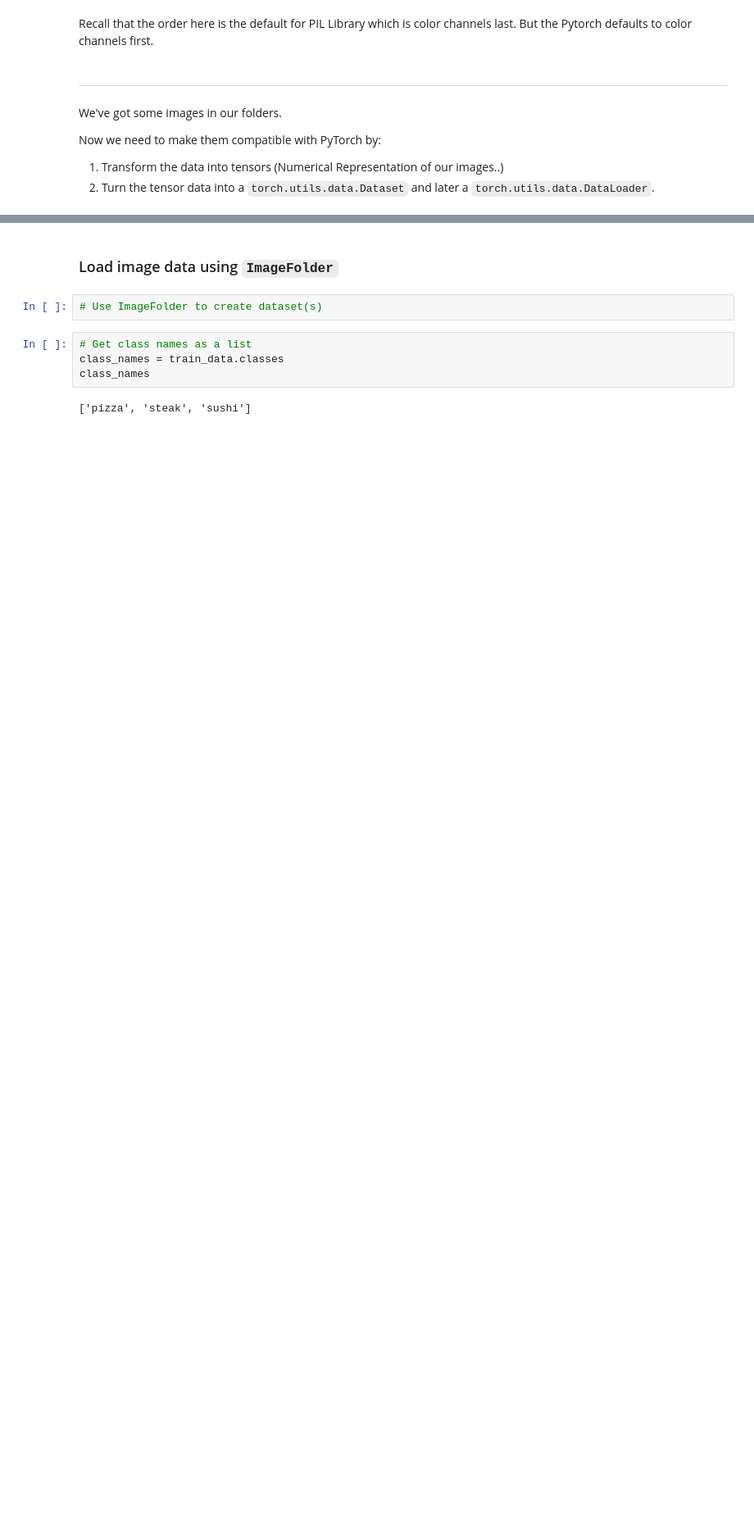
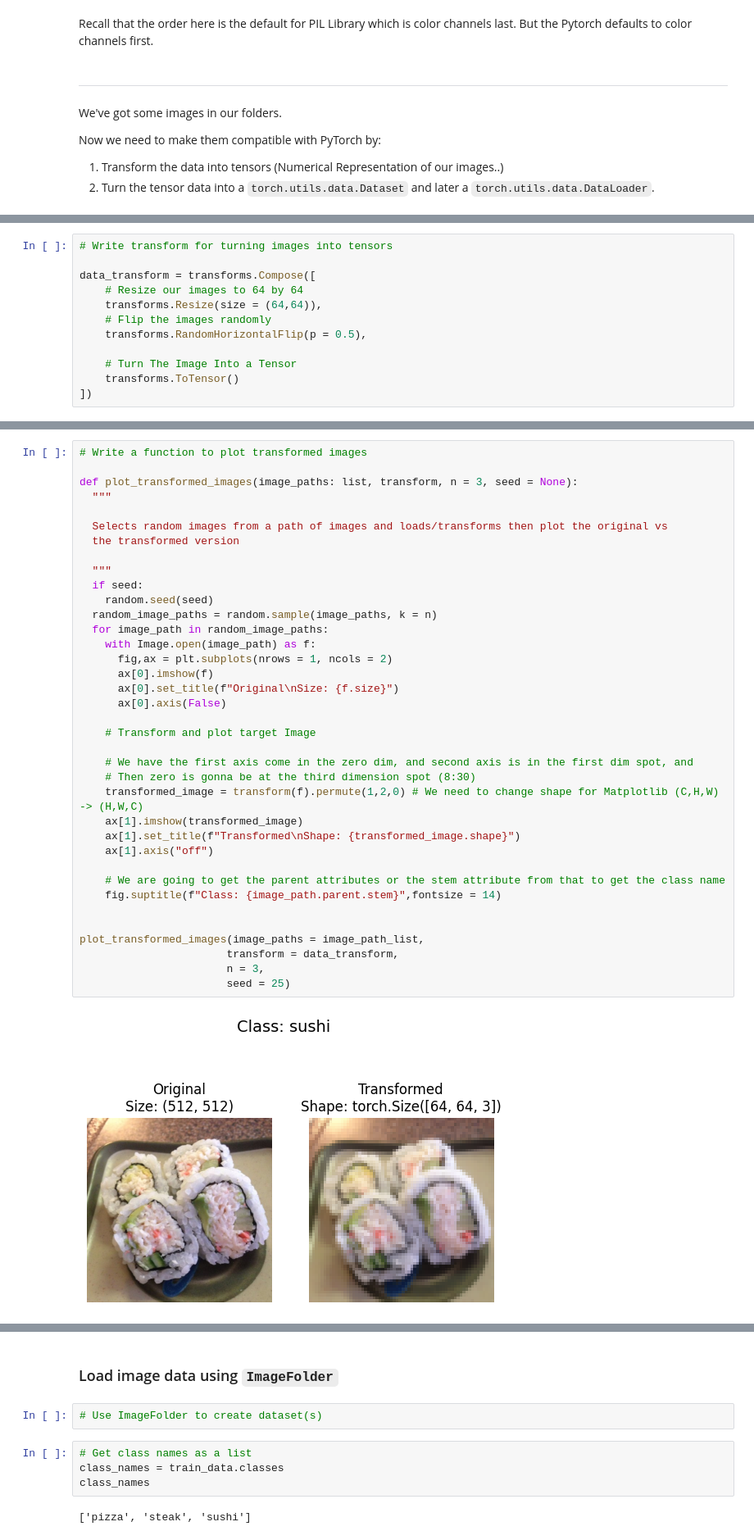
Before and after one commit to Datanerd97/PyTorch, a Jupyter notebook: extras/exercises/04_pytorch_custom_datasets_exercises.ipynb, the cells around one changed output, grey strips where cells are left out. Shown at 82% size. Drawn from its saved outputs; the diff is of its cells as text; blank space fills up the shorter version.

```diff
--- a/extras/exercises/04_pytorch_custom_datasets_exercises.ipynb
+++ b/extras/exercises/04_pytorch_custom_datasets_exercises.ipynb
@@ -219,0 +220,12 @@ Now we need to make them compatible with PyTorch by:
+# %%
+# Write transform for turning images into tensors
+
+data_transform = transforms.Compose([
+    # Resize our images to 64 by 64
+    transforms.Resize(size = (64,64)),
+    # Flip the images randomly
+    transforms.RandomHorizontalFlip(p = 0.5),
+
+    # Turn The Image Into a Tensor
+    transforms.ToTensor()
+])
@@ -219,0 +236,39 @@ Now we need to make them compatible with PyTorch by:
+# %%
+# Write a function to plot transformed images
+
+def plot_transformed_images(image_paths: list, transform, n = 3, seed = None):
+  """
+
+  Selects random images from a path of images and loads/transforms then plot the original vs
+  the transformed version
+
+  """
+  if seed:
+    random.seed(seed)
+  random_image_paths = random.sample(image_paths, k = n)
+  for image_path in random_image_paths:
+    with Image.open(image_path) as f:
+      fig,ax = plt.subplots(nrows = 1, ncols = 2)
+      ax[0].imshow(f)
+      ax[0].set_title(f"Original\nSize: {f.size}")
+      ax[0].axis(False)
+
+    # Transform and plot target Image
+
+    # We have the first axis come in the zero dim, and second axis is in the first dim spot, and
+    # Then zero is gonna be at the third dimension spot (8:30)
+    transformed_image = transform(f).permute(1,2,0) # We need to change shape for Matplotlib (C,H,W) -> (H,W,C)
+    ax[1].imshow(transformed_image)
+    ax[1].set_title(f"Transformed\nShape: {transformed_image.shape}")
+    ax[1].axis("off")
+
+    # We are going to get the parent attributes or the stem attribute from that to get the class name
+    fig.suptitle(f"Class: {image_path.parent.stem}",fontsize = 14)
+
+
+plot_transformed_images(image_paths = image_path_list,
+                       transform = data_transform,
+                       n = 3,
+                       seed = 25)
+# %% [output]
+[figure, added]
```
Also changed, not shown: parts of 8 cells of this notebook.
